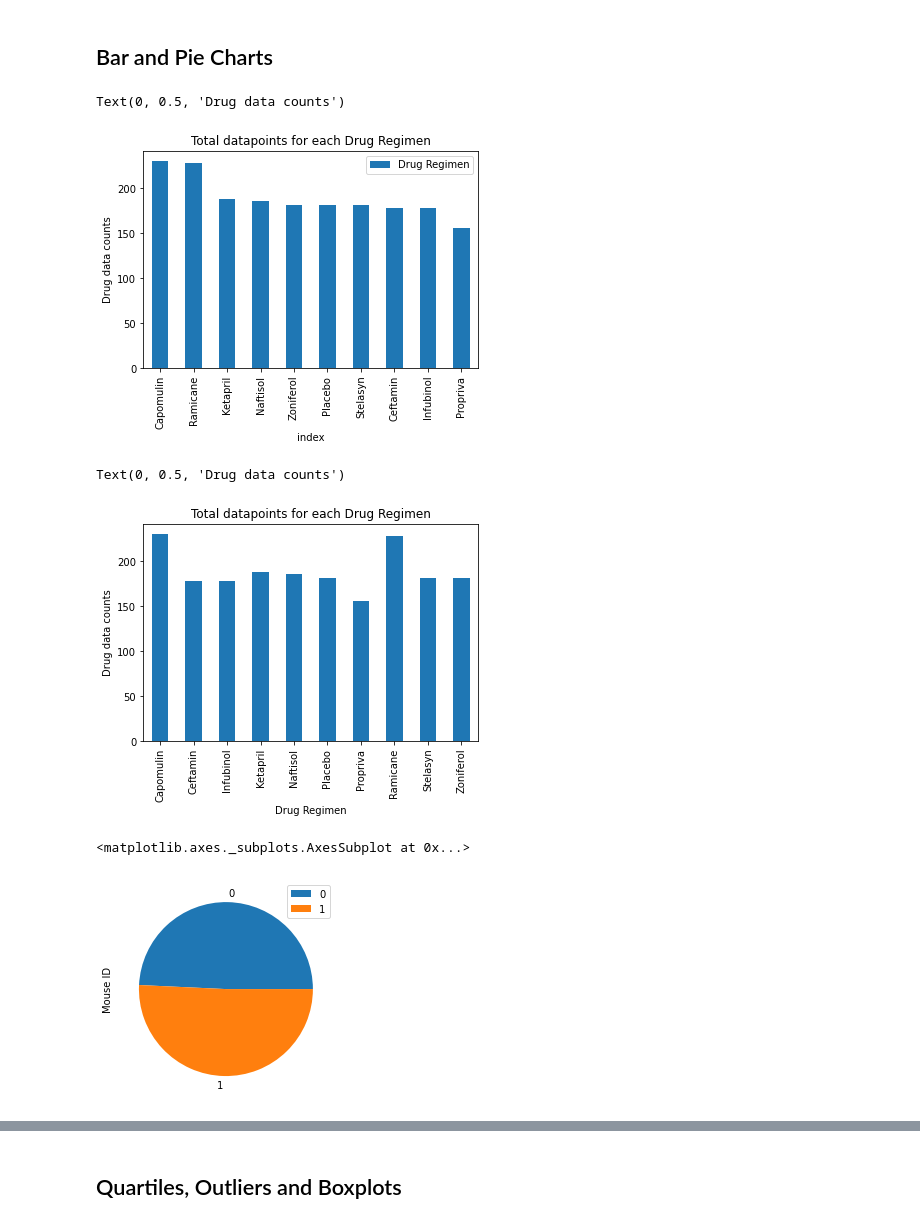
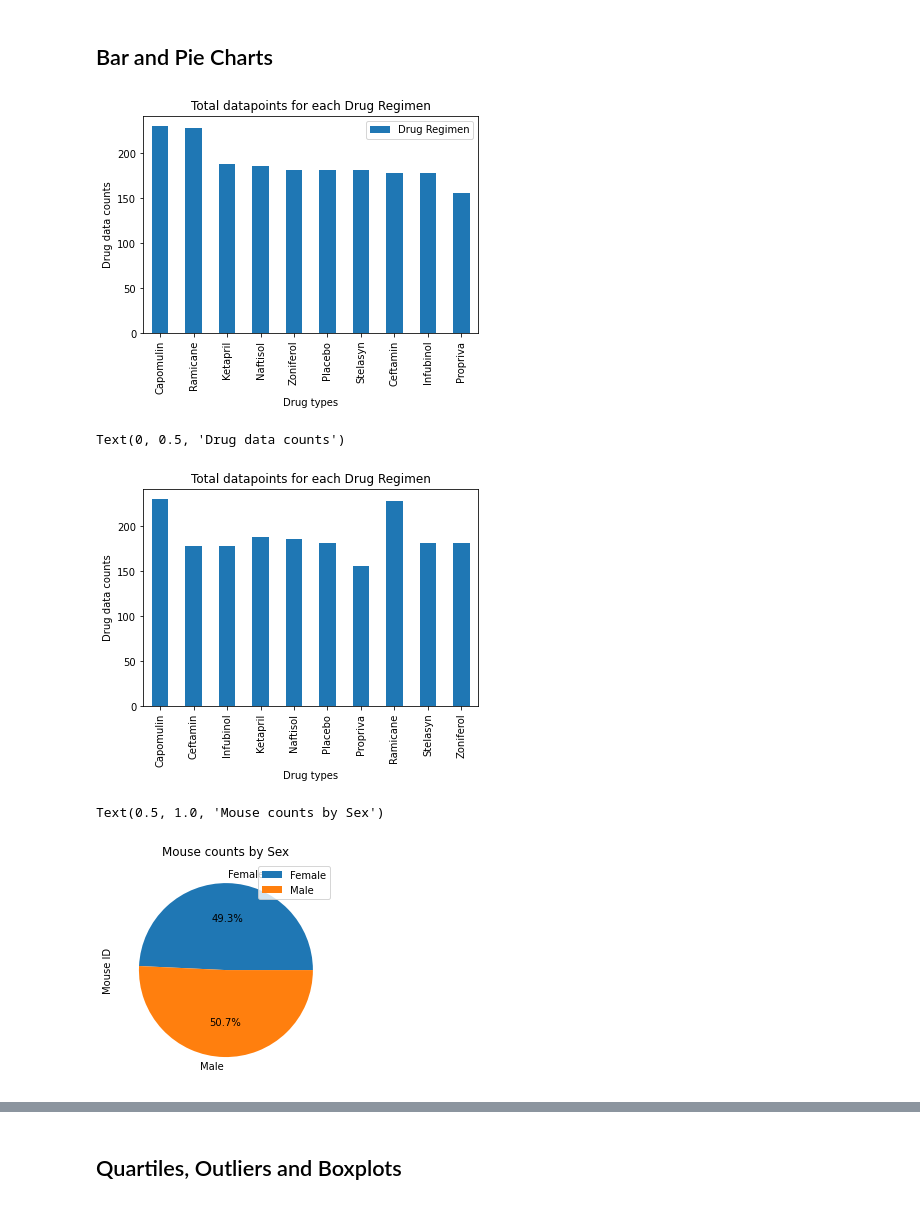
Before and after one commit to jtslater2/JTS-HW5-Matplotlib, a Jupyter notebook: pymaceuticals_jts.ipynb, the cells around one changed output, grey strips where cells are left out. Drawn from its saved outputs; the diff is of its cells as text; code cells hidden in the pictures.

```diff
--- a/pymaceuticals_jts.ipynb
+++ b/pymaceuticals_jts.ipynb
@@ -102,7 +101,12 @@ SumStats
 # Generate a bar plot showing the total number of datapoints for each drug regimen using pandas.
 # There should be a single bar per regimen
 
-dl_df.head()
+#dl_df.head()
+dl = (drop_df["Drug Regimen"]).value_counts()
+
+dl_df = pd.DataFrame(dl)
+dl_df = dl_df.reset_index()
+
 dl_df = dl_df.rename(columns={})
 
 dl = (drop_df["Drug Regimen"]).value_counts()
@@ -118,8 +122,15 @@ dl_df.plot(x="index", y ="Drug Regimen", kind ="bar" )
 
 # Add labels to the x and y axes
 plt.title("Total datapoints for each Drug Regimen")
+plt.xlabel("Drug types")
+plt.ylabel("Drug data counts")
 
-plt.ylabel("Drug data counts")
+
+#plt.title(f"Tumor volume vs Timepoitn for Mouse {random_mouse}")
+#plt.xlabel("Timepoint")
+#plt.ylabel("Tumor Volume (mm3)")
+plt.show()
+
 
 #plt.show()
 
@@ -130,35 +141,44 @@ plt.ylabel("Drug data counts")
 #test3.plot("Drug Regimen","Timepoint", kind = 'bar')
 #test.head(30)
 # %% [output]
-Text(0, 0.5, 'Drug data counts')
-[figure, old version]
+[figure, new version]
 # %%
 # General identical bar plot using pyplot instead of pandas.
 
 drop_df.groupby("Drug Regimen")["Timepoint"].count().plot(kind='bar')
 drop_df.head()
 
+
 plt.title("Total datapoints for each Drug Regimen")
+plt.xlabel("Drug types")
 plt.ylabel("Drug data counts")
 # %% [output]
 Text(0, 0.5, 'Drug data counts')
-[figure, old version]
+[figure, new version]
 # %%
 # Generate a pie plot showing the distribution of female versus male mice using pandas
 
 sx = drop_df.groupby("Sex")["Mouse ID"].count()
 
 sx_df = pd.DataFrame(sx)
 sx_df = sx_df.reset_index()
 
 #dl_df = dl_df.value_counts().rename_axis('drug regimen').reset_index(name='counts')
 #dl_df
 
 sx_df
 
-sx_df.plot(y="Mouse ID", kind="pie")
+sexes = ["Female", "Male"]
+
+explode = (0.1)
+sx_df.plot(y="Mouse ID",kind = "pie",autopct="%1.1f%%",labels = sexes)
+
+
+plt.title("Mouse counts by Sex")
+#plt.xlabel("Male")
+#plt.ylabel("Female")
 # %% [output]
-<matplotlib.axes._subplots.AxesSubplot at 0x...>
+Text(0.5, 1.0, 'Mouse counts by Sex')
-[figure, old version]
+[figure, new version]
 # %%
 # Generate identical pie plot using pyplot
```
Also changed, not shown: parts of 8 cells of this notebook, 1 other file.
